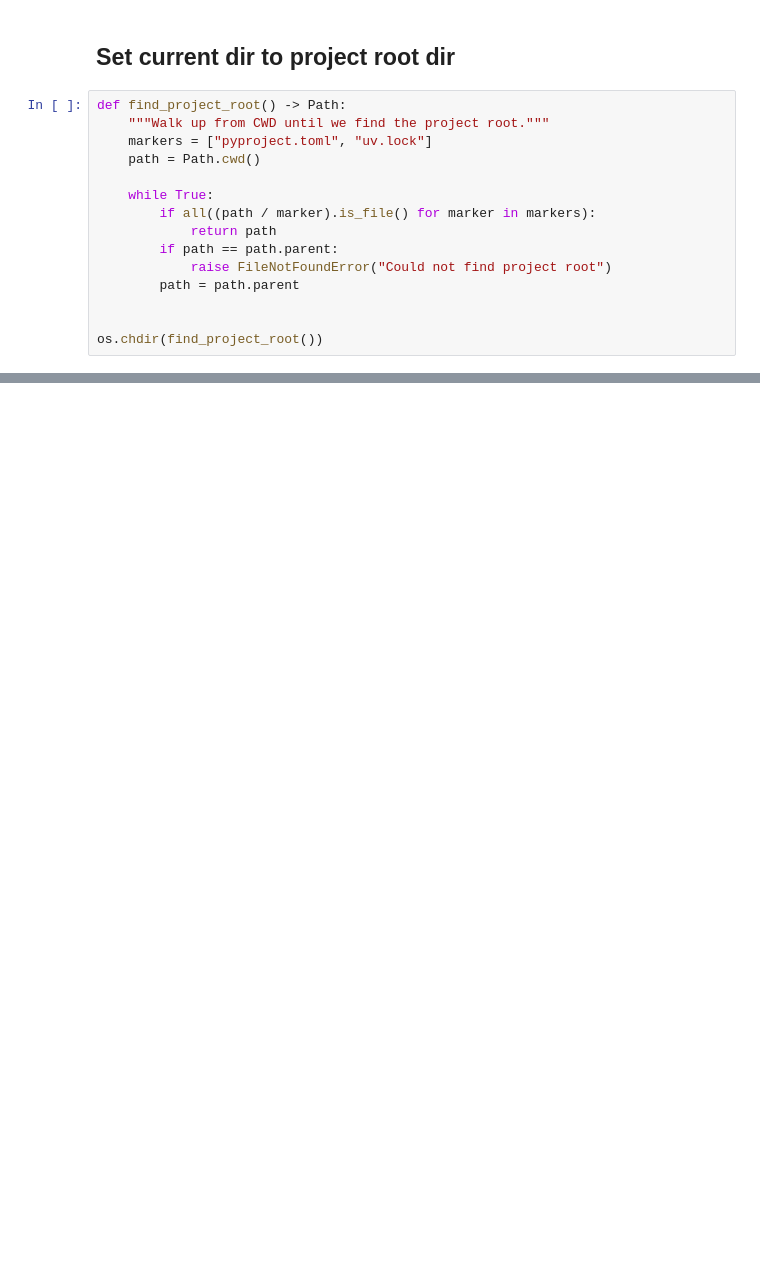
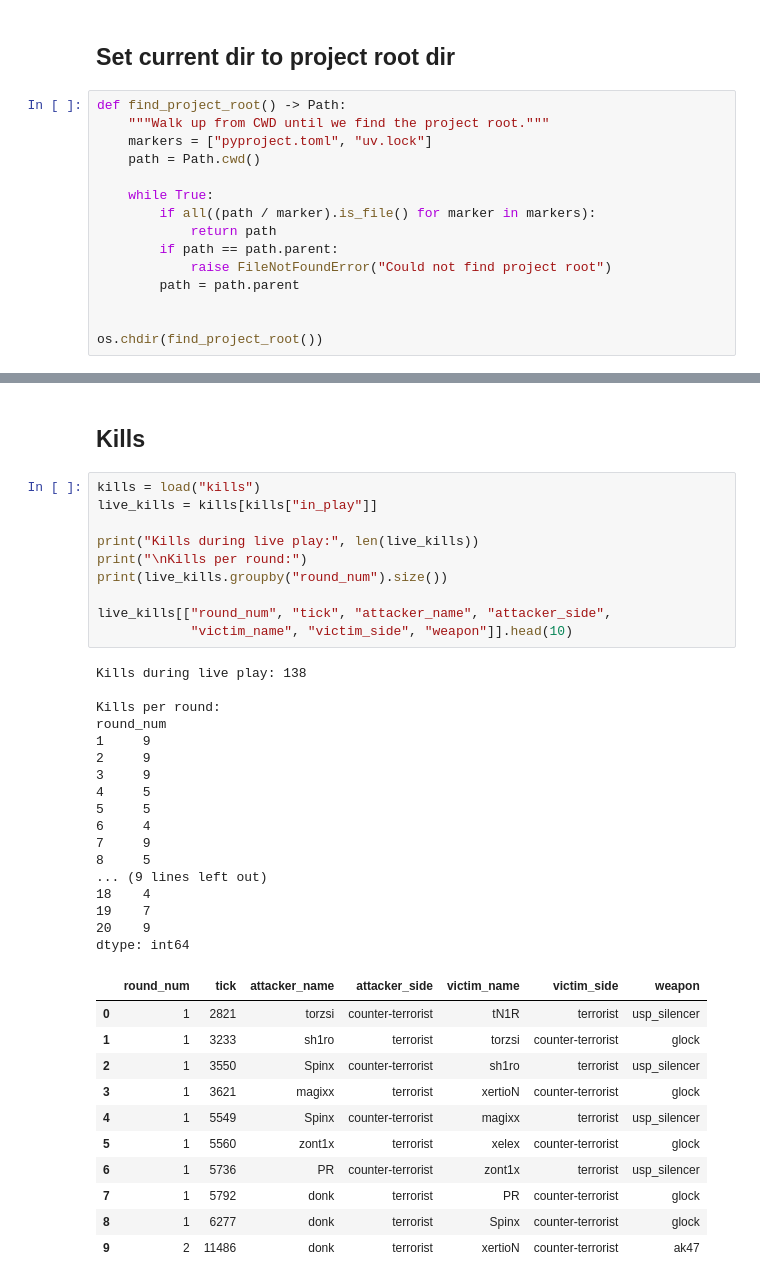
Before and after one commit to 00riddle00/cs2-rop, a Jupyter notebook: notebooks/parser_check.ipynb, the cells around one changed output, grey strips where cells are left out. Saved outputs shown, nothing was run; the diff lists cells and outputs as text; blank space fills up the shorter version.

```diff
--- a/notebooks/parser_check.ipynb
+++ b/notebooks/parser_check.ipynb
@@ -287,0 +293,41 @@ print(
+# %% [markdown]
+## Kills
+# %%
+kills = load("kills")
+live_kills = kills[kills["in_play"]]
+
+print("Kills during live play:", len(live_kills))
+print("\nKills per round:")
+print(live_kills.groupby("round_num").size())
+
+live_kills[["round_num", "tick", "attacker_name", "attacker_side",
+            "victim_name", "victim_side", "weapon"]].head(10)
+# %% [output]
+Kills during live play: 138
+
+Kills per round:
+round_num
+1     9
+2     9
+3     9
+4     5
+5     5
+6     4
+7     9
+8     5
+... (9 lines left out)
+18    4
+19    7
+20    9
+dtype: int64
+|  | round_num | tick | attacker_name | attacker_side | victim_name | victim_side | weapon |
+| 0 | 1 | 2821 | torzsi | counter-terrorist | tN1R | terrorist | usp_silencer |
+| 1 | 1 | 3233 | sh1ro | terrorist | torzsi | counter-terrorist | glock |
+| 2 | 1 | 3550 | Spinx | counter-terrorist | sh1ro | terrorist | usp_silencer |
+| 3 | 1 | 3621 | magixx | terrorist | xertioN | counter-terrorist | glock |
+| 4 | 1 | 5549 | Spinx | counter-terrorist | magixx | terrorist | usp_silencer |
+| 5 | 1 | 5560 | zont1x | terrorist | xelex | counter-terrorist | glock |
+| 6 | 1 | 5736 | PR | counter-terrorist | zont1x | terrorist | usp_silencer |
+| 7 | 1 | 5792 | donk | terrorist | PR | counter-terrorist | glock |
+| 8 | 1 | 6277 | donk | terrorist | Spinx | counter-terrorist | glock |
+| 9 | 2 | 11486 | donk | terrorist | xertioN | counter-terrorist | ak47 |
```
Also changed, not shown: parts of 24 cells of this notebook.
